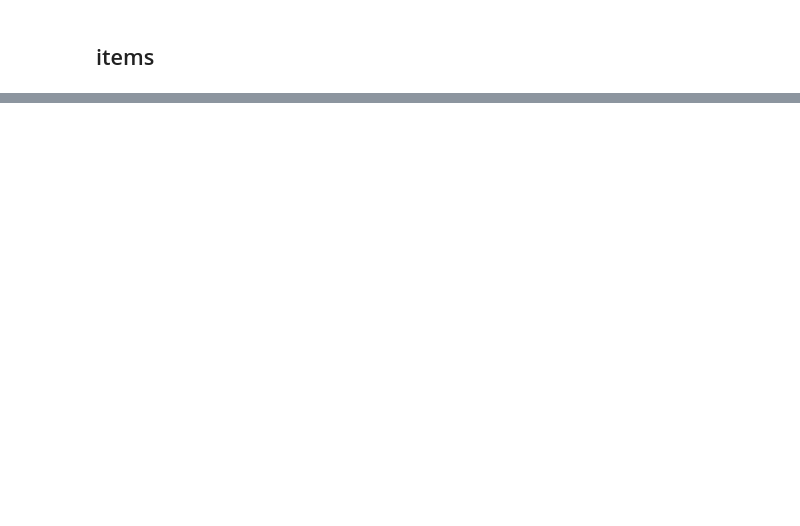
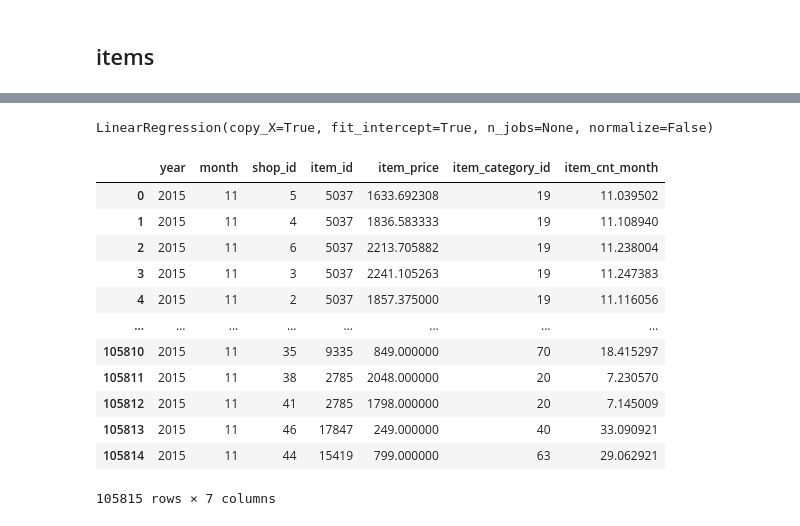
Before and after one commit to Laplusdestiny/-kaggle-Predict-Future-Sales, a Jupyter notebook: Predict-Future-Sales-01.ipynb, the cells around one changed output, grey strips where cells are left out. Saved outputs shown, nothing was run; the diff lists cells and outputs as text; code cells hidden in the pictures; blank space fills up the shorter version.

```diff
--- a/Predict-Future-Sales-01.ipynb
+++ b/Predict-Future-Sales-01.ipynb
@@ -367,0 +410,8 @@ profile2.to_file("profile/item_profile.html")
+# %%
+train_gb = data["train2"].groupby(["year", "month", "item_id", "shop_id"])["item_cnt_day"].sum()
+train_gb.index.names = ["year", "month", "item_id", "shop_id"]
+train_gb = train_gb.reset_index().rename(columns={"item_cnt_day": "item_cnt_month"})
+train_gb = train_gb.merge(item_price, on=["item_id", "shop_id"])
+items = copy(data["items"]).drop("item_name", axis=1)
+train_gb = train_gb.merge(items, on="item_id")
+train_gb.head()
@@ -367,0 +427,7 @@ profile2.to_file("profile/item_profile.html")
+# %%
+test = copy(data["test"])
+test.insert(loc=1, column="month", value=11)
+test.insert(loc=1, column="year", value=2015)
+test = test.drop("ID", axis=1)
+test = test.merge(item_price, on=["item_id", "shop_id"]).merge(items, on="item_id")
+test
@@ -367,0 +450,5 @@ profile2.to_file("profile/item_profile.html")
+# %%
+train_x, train_y = train_gb[learn_col], train_gb[target_col]
+mms = MinMaxScaler()
+train_x = pd.DataFrame(mms.fit_transform(train_x), columns=train_x.columns)
+train_x.head()
@@ -367,0 +462,25 @@ profile2.to_file("profile/item_profile.html")
+# %%
+lr = LinearRegression()
+lr.fit(train_x, train_y)
+# %% [output]
+LinearRegression(copy_X=True, fit_intercept=True, n_jobs=None, normalize=False)
+# %%
+test2 = mms.transform(test)
+predict = pd.Series(lr.predict(test2))
+test["item_cnt_month"] = predict
+# test = pd.DataFrame(mms.inverse_transform(test), columns=test.columns)
+test
+# %% [output]
+|  | year | month | shop_id | item_id | item_price | item_category_id | item_cnt_month |
+| 0 | 2015 | 11 | 5 | 5037 | 1633.692308 | 19 | 11.039502 |
+| 1 | 2015 | 11 | 4 | 5037 | 1836.583333 | 19 | 11.108940 |
+| 2 | 2015 | 11 | 6 | 5037 | 2213.705882 | 19 | 11.238004 |
+| 3 | 2015 | 11 | 3 | 5037 | 2241.105263 | 19 | 11.247383 |
+| 4 | 2015 | 11 | 2 | 5037 | 1857.375000 | 19 | 11.116056 |
+| ... | ... | ... | ... | ... | ... | ... | ... |
+| 105810 | 2015 | 11 | 35 | 9335 | 849.000000 | 70 | 18.415297 |
+| 105811 | 2015 | 11 | 38 | 2785 | 2048.000000 | 20 | 7.230570 |
+| 105812 | 2015 | 11 | 41 | 2785 | 1798.000000 | 20 | 7.145009 |
+| 105813 | 2015 | 11 | 46 | 17847 | 249.000000 | 40 | 33.090921 |
+| 105814 | 2015 | 11 | 44 | 15419 | 799.000000 | 63 | 29.062921 |
+105815 rows × 7 columns
```
Also changed, not shown: parts of 27 cells of this notebook, 1 other file.
